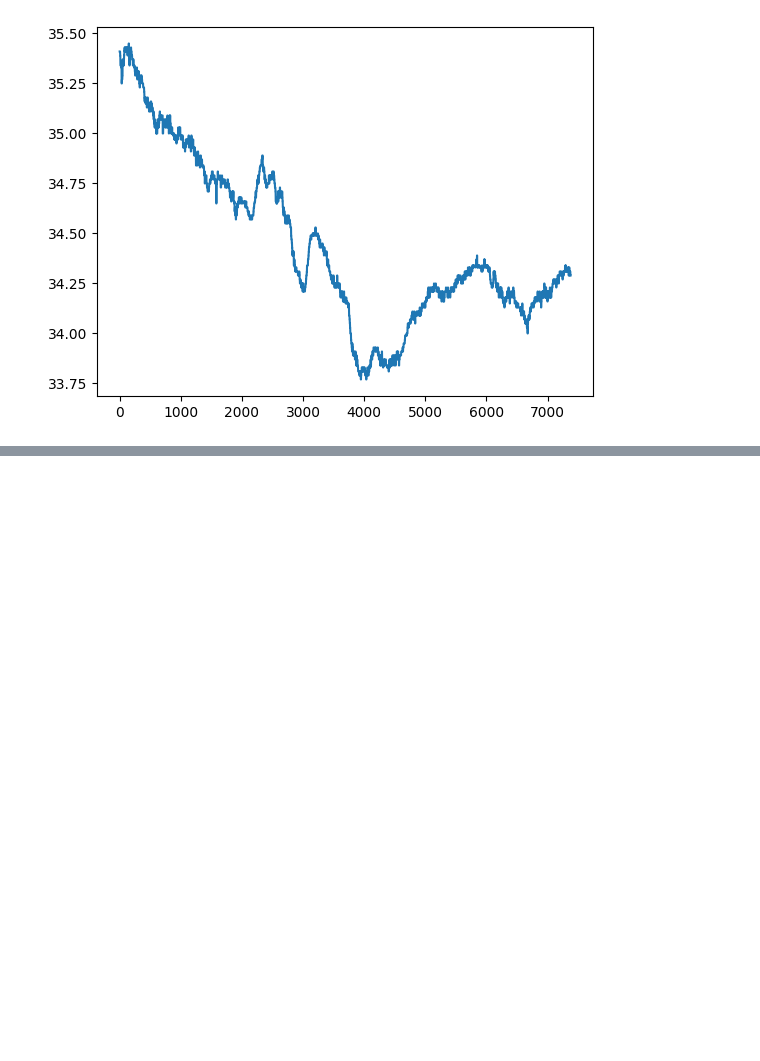
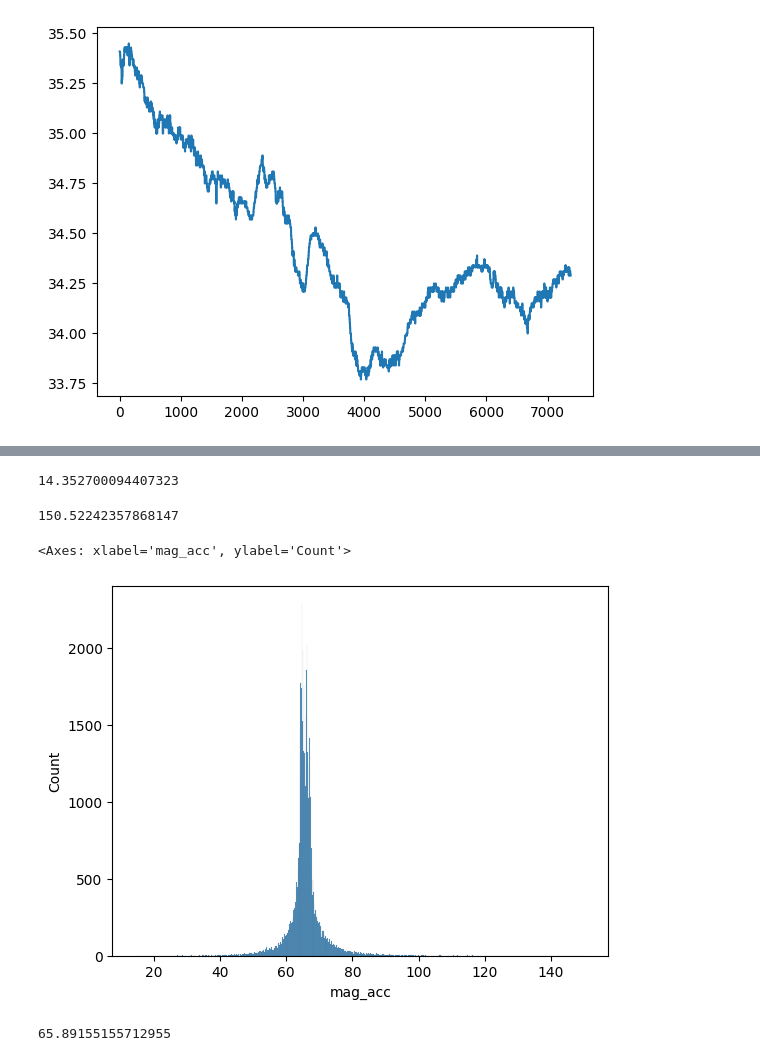
Before and after one commit to CapnJackSparrow/09-IMU-based-fatigue-detection, a Jupyter notebook: notebooks/Traian_Project.ipynb, the cells around one changed output, grey strips where cells are left out. Saved outputs shown, nothing was run; the diff lists cells and outputs as text; code cells hidden in the pictures; blank space fills up the shorter version.

```diff
--- a/notebooks/Traian_Project.ipynb
+++ b/notebooks/Traian_Project.ipynb
@@ -268,0 +424,20 @@ plt.plot(datasTEMP[1:])
+# %%
+min_magAcc = datasACC['mag_acc'].min()
+min_magAcc
+# %% [output]
+14.352700094407323
+# %%
+max_magAcc = datasACC['mag_acc'].max()
+max_magAcc
+# %% [output]
+150.52242357868147
+# %%
+sns.histplot(datasACC['mag_acc'])
+# %% [output]
+<Axes: xlabel='mag_acc', ylabel='Count'>
+[figure, added]
+# %%
+mean_mag_acc = np.mean(datasACC['mag_acc'])
+mean_mag_acc
+# %% [output]
+65.89155155712955
```
Also changed, not shown: parts of 67 cells of this notebook.
